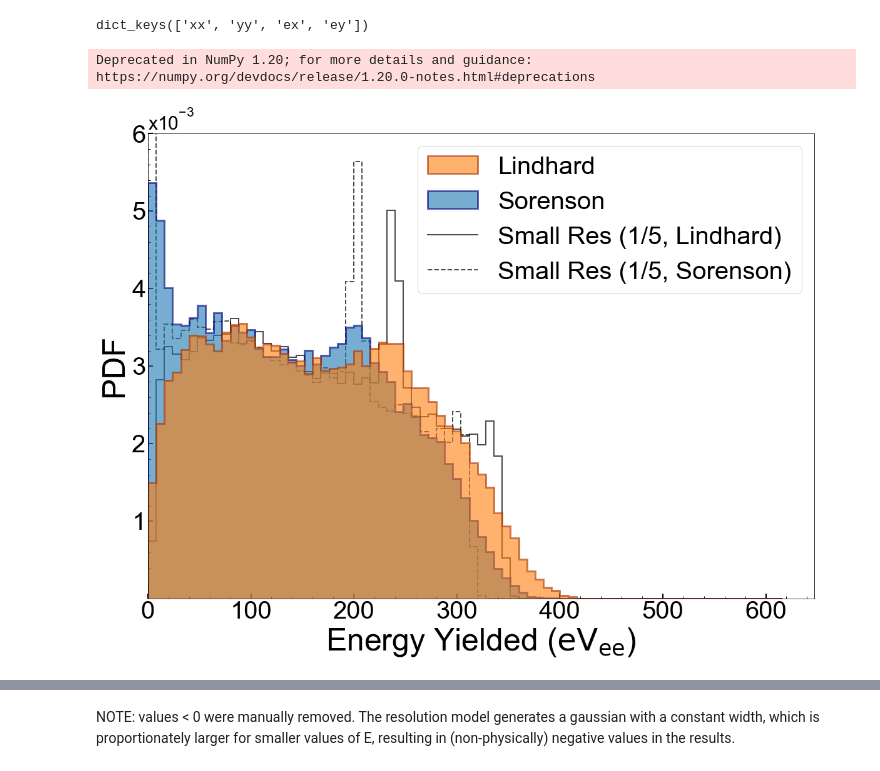
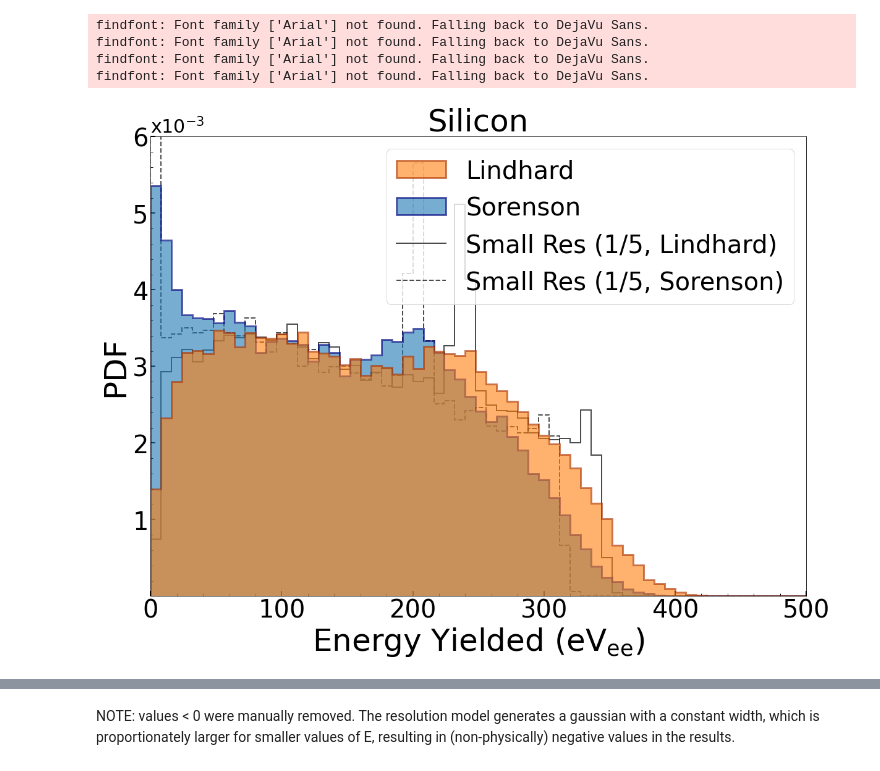
Before and after one commit to villano-lab/nrCascadeSim, a Jupyter notebook: example-usecase/Yields_and_Resolutions.ipynb, the cells around one changed output, grey strips where cells are left out. Cells and saved outputs as stored; diff of their text form; code cells hidden in the pictures.

```diff
--- a/example-usecase/Yields_and_Resolutions.ipynb
+++ b/example-usecase/Yields_and_Resolutions.ipynb
@@ -36,19 +40,19 @@ from hist import histogramable as h #Custom library for applying yield models an
 #Build stuff!
 
 #Select a file.
-file = './data/file.root'
+Sifile = './data/Sifile.root'
 
 #Apply yields and resolutions and format to display as histogram later.
-real_Lind = np.ndarray.flatten(np.asarray(h(file,model='Lindhard')[0]))
-real_Sor = np.ndarray.flatten(np.asarray(h(file,model='Sorenson')[0]))
+real_Lind = np.ndarray.flatten(np.asarray(h(Sifile,model='Lindhard')[0]))
+real_Sor = np.ndarray.flatten(np.asarray(h(Sifile,model='Sorenson')[0]))
 
 #You can change the scalefactor to alter the width of the resolution.
 #The number multiplies the width of the Gaussian,
 #So a higher number will mean the resolution has more of an effect on the data.
 resolution_scale = 0.2
 #This time, apply a (non-one) scale factor to the resolution models.
-small_Lind = np.ndarray.flatten(np.asarray(h(file,model='Lindhard',scalefactor=resolution_scale)[0]))
-small_Sor = np.ndarray.flatten(np.asarray(h(file,model='Sorenson',scalefactor=resolution_scale)[0]))
+small_Lind = np.ndarray.flatten(np.asarray(h(Sifile,model='Lindhard',scalefactor=resolution_scale)[0]))
+small_Sor = np.ndarray.flatten(np.asarray(h(Sifile,model='Sorenson',scalefactor=resolution_scale)[0]))
 
 #Remove sub-zero energy readings (see explanation below graph)
 real_Lind = real_Lind[real_Lind >= 0]
@@ -98,8 +102,6 @@ def format_exponent(ax, axis='y'):
                horizontalalignment=horizontalalignment,
                verticalalignment=verticalalignment,fontsize=30)
     return ax
-# %% [output]
-dict_keys(['xx', 'yy', 'ex', 'ey'])
 # %%
 #Plotting!
 
@@ -110,33 +112,37 @@ fig, ax = plt.subplots(figsize=(16,12))
 binsize = 8 #bin width in eVee
 bins = np.arange(0,620,binsize)
 
 #Plot data
 plt.hist(small_Lind,alpha=0.7,label='Small Res (1/5, Lindhard)',histtype='step',edgecolor='black',density='True',linewidth=2,bins=bins)
 plt.hist(small_Sor,alpha=0.7,label='Small Res (1/5, Sorenson)',histtype='step',edgecolor='black',linestyle='--',density='True',linewidth=2,bins=bins)
 plt.hist(real_Sor,alpha=0.6,label='Sorenson',histtype='step',fill=True,density='True',bins=bins,linewidth=3,edgecolor='navy',color='C0')
 plt.hist(real_Lind,alpha=0.6,label='Lindhard',histtype='step',fill=True,density='True',bins=bins,linewidth=3,edgecolor='#a30',color='C1')
 
 #Label Axes
 plt.xlabel(r"Energy Yielded ($\mathrm{eV}_{\mathrm{ee}}$)",fontsize=50)
 plt.ylabel("PDF",fontsize=50)#Counts/(total counts * bin width)")
 
 #Format axis ticks
 ax = format_exponent(ax, axis='y')
 ax.tick_params(axis='both',which='major',labelsize=40)
 
 #Define plotting region
-plt.xlim([0,None])
+plt.xlim([0,500])
 plt.ylim([6e-13,6e-3]) #Make corner less awkward. Smallest starting value that will make the extra 0 go away
 
 #Legend Formatting
 LindPatch = mpatch.Patch(facecolor='C1',edgecolor='#a30',linewidth=3,label='Lindhard',alpha=0.6)
 SorPatch = mpatch.Patch(facecolor='C0',edgecolor='navy',linewidth=3,label='Sorenson',alpha=0.6)
 LindLine = Line2D([0],[0],alpha=0.7,color='black',label='Small Res (1/5, Lindhard)')
 SorLine = Line2D([0],[0],linestyle='--',alpha=0.7,color='black',label='Small Res (1/5, Sorenson)')
 
 #Display everything
 plt.legend(handles=[LindPatch,SorPatch,LindLine,SorLine],fontsize=40)
+plt.title('Silicon',fontsize=50)
 plt.show()
 # %% [output]
-Deprecated in NumPy 1.20; for more details and guidance: https://numpy.org/devdocs/release/1.20.0-notes.html#deprecations
+findfont: Font family ['Arial'] not found. Falling back to DejaVu Sans.
+findfont: Font family ['Arial'] not found. Falling back to DejaVu Sans.
+findfont: Font family ['Arial'] not found. Falling back to DejaVu Sans.
+findfont: Font family ['Arial'] not found. Falling back to DejaVu Sans.
-[figure, old version]
+[figure, new version]
```
Also changed, not shown: parts of 8 cells of this notebook, 3 other files.
